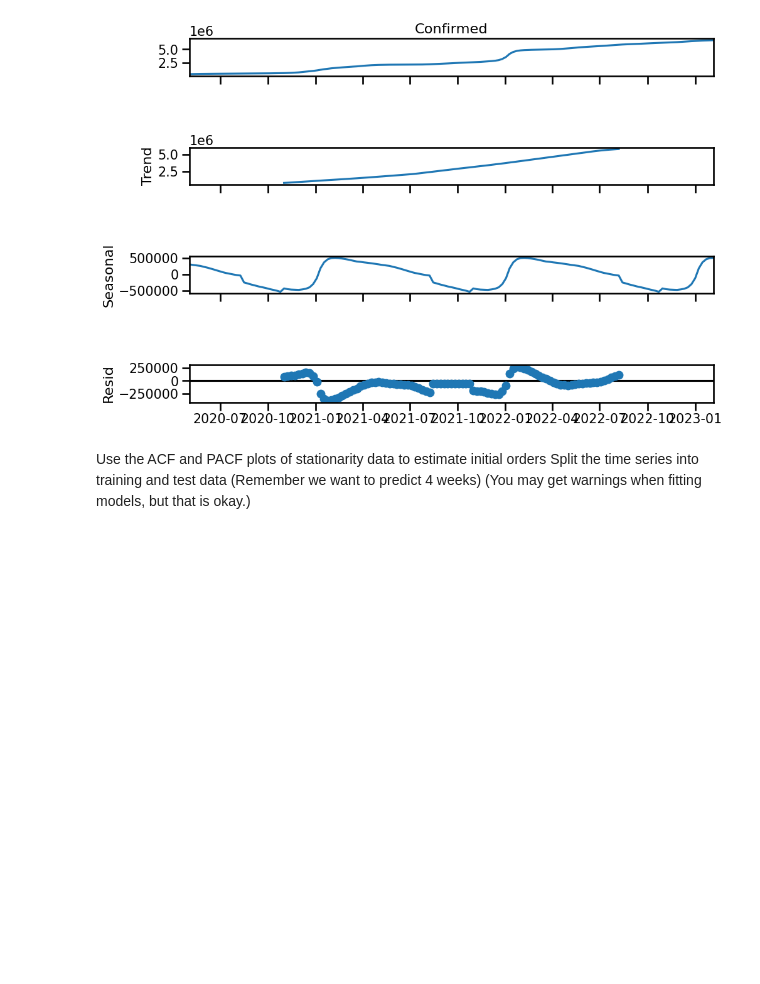
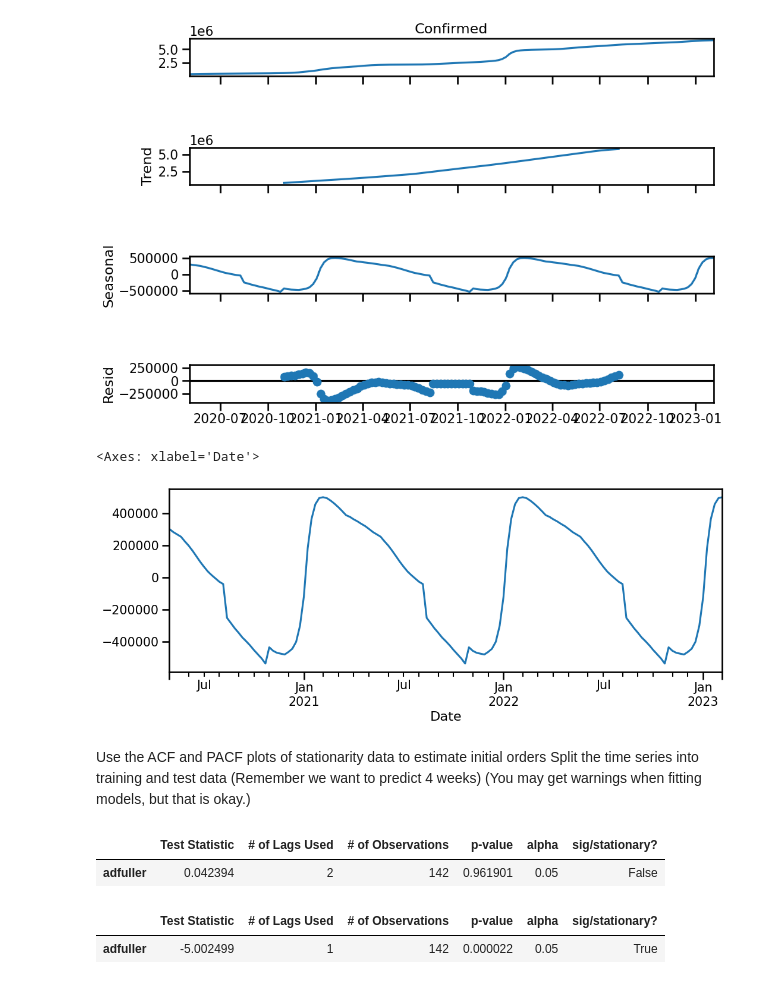
Before and after one commit to nabilgrichi-nefel/data-viz-mock-belt-exam, a Jupyter notebook: Mock_Belt_Exam.ipynb, the cells around one changed output. Drawn from its saved outputs; the diff is of its cells as text; code cells hidden in the pictures; blank space fills up the shorter version.

```diff
--- a/Mock_Belt_Exam.ipynb
+++ b/Mock_Belt_Exam.ipynb
@@ -264,8 +387,19 @@ fig.tight_layoutht_layout()
 # %% [output]
 AttributeError: 'Figure' object has no attribute 'tight_layoutht_layout'
 [figure]
+# %%
+sd.seasonal.plot()
+# %% [output]
+<Axes: xlabel='Date'>
+[figure, added]
 # %% [markdown]
 
 Use the ACF and PACF plots of stationarity data to estimate initial orders
 Split the time series into training and test data (Remember we want to predict 4 weeks)
 (You may get warnings when fitting models, but that is okay.)
+# %%
+# Determine if nonseasonal and/or seasonal differencing is required
+get_adfuller_results(covid_filtered_ts, alpha=.05, label='adfuller')
+# %% [output]
+|  | Test Statistic | # of Lags Used | # of Observations | p-value | alpha | sig/stationary? |
+| adfuller | 0.042394 | 2 | 142 | 0.961901 | 0.05 | False |
@@ -271,0 +410,5 @@ Split the time series into training and test data (Remember we want to predict 4
+# %%
+get_adfuller_results(covid_filtered_ts_diff.loc['2020-05-10 ':], alpha=.05, label='adfuller')
+# %% [output]
+|  | Test Statistic | # of Lags Used | # of Observations | p-value | alpha | sig/stationary? |
+| adfuller | -5.002499 | 1 | 142 | 0.000022 | 0.05 | True |
```
Also changed, not shown: parts of 37 cells of this notebook.
